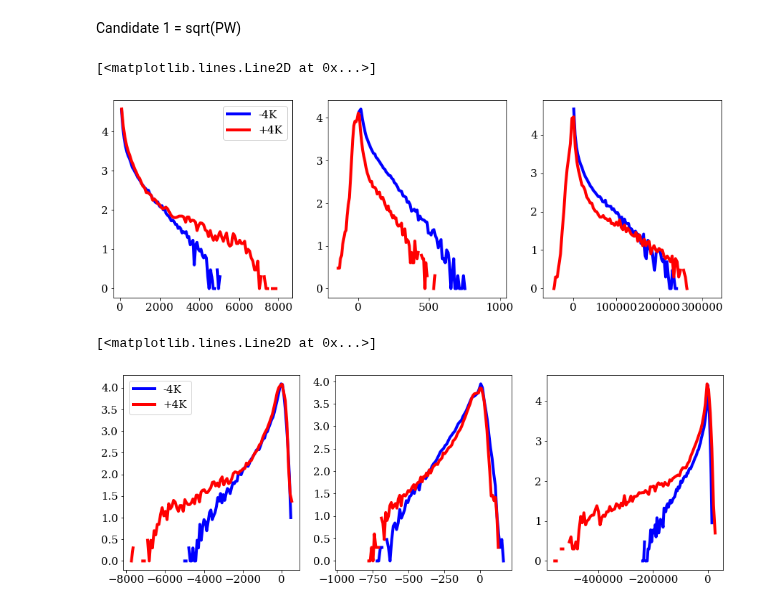
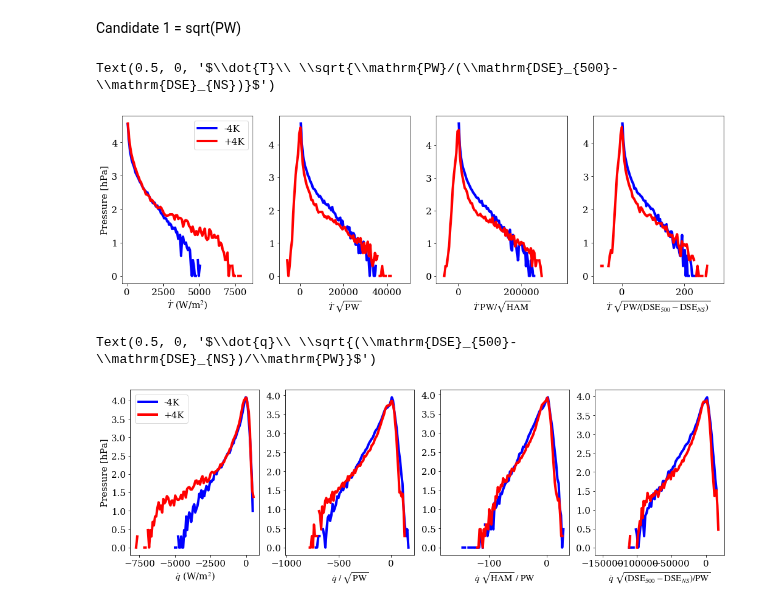
Before and after one commit to wallingTACC/CBRAIN-CAM, a Jupyter notebook: notebooks/tbeucler_devlog/044_Climate_invariant_analysis_output_scaling.ipynb, the cells around one changed output. Drawn from its saved outputs; the diff is of its cells as text; code cells hidden in the pictures.

```diff
--- a/notebooks/tbeucler_devlog/044_Climate_invariant_analysis_output_scaling.ipynb
+++ b/notebooks/tbeucler_devlog/044_Climate_invariant_analysis_output_scaling.ipynb
@@ -1176,8 +1247,8 @@ Candidate 1 = sqrt(PW)
 Hp80m = np.percentile(a=HEATm4K.flatten(),q=80)
 Hp80p = np.percentile(a=HEATp4K.flatten(),q=80)
 # %%
-Hsc1m4K = HEATm4K.flatten()[HEATm4K.flatten()>Hp80m]/(PWm4K.flatten()[HEATm4K.flatten()>Hp80m])**0.5
-Hsc1p4K = HEATm4K.flatten()[HEATp4K.flatten()>Hp80p]/(PWp4K.flatten()[HEATp4K.flatten()>Hp80p])**0.5
+Hsc1m4K = HEATm4K.flatten()[HEATm4K.flatten()>Hp80m]*(PWm4K.flatten()[HEATm4K.flatten()>Hp80m])**0.5
+Hsc1p4K = HEATm4K.flatten()[HEATp4K.flatten()>Hp80p]*(PWp4K.flatten()[HEATp4K.flatten()>Hp80p])**0.5
 
 Msc1m4K = MOISTm4K.flatten()[HEATm4K.flatten()>Hp80m]/(PWm4K.flatten()[HEATm4K.flatten()>Hp80m])**0.5
 Msc1p4K = MOISTp4K.flatten()[HEATp4K.flatten()>Hp80p]/(PWp4K.flatten()[HEATp4K.flatten()>Hp80p])**0.5
@@ -1193,4 +1264,14 @@ Msc2p4K = MOISTp4K.flatten()[HEATp4K.flatten()>Hp80p]*(PWp4K.flatten()[HEATp4K.f
 (NetHAMp4K.flatten()[HEATp4K.flatten()>Hp80p])**0.5
+# %%
+Hsc3m4K = HEATm4K.flatten()[HEATm4K.flatten()>Hp80m]*(PWm4K.flatten()[HEATm4K.flatten()>Hp80m])**0.5/\
+(mtSSm4K.flatten()[HEATm4K.flatten()>Hp80m])**0.5
+Hsc3p4K = HEATm4K.flatten()[HEATp4K.flatten()>Hp80p]*(PWp4K.flatten()[HEATp4K.flatten()>Hp80p])**0.5/\
+(mtSSp4K.flatten()[HEATp4K.flatten()>Hp80p])**0.5
+
+Msc3m4K = MOISTm4K.flatten()[HEATm4K.flatten()>Hp80m]/(PWm4K.flatten()[HEATm4K.flatten()>Hp80m])**0.5*\
+(mtSSm4K.flatten()[HEATm4K.flatten()>Hp80m])**0.5
+Msc3p4K = MOISTp4K.flatten()[HEATp4K.flatten()>Hp80p]/(PWp4K.flatten()[HEATp4K.flatten()>Hp80p])**0.5*\
+(mtSSp4K.flatten()[HEATp4K.flatten()>Hp80p])**0.5
 # %%
 Hnoscm4KH = np.histogram(HEATm4K.flatten()[HEATm4K.flatten()>Hp80m],bins=100)
 Hnoscp4KH = np.histogram(HEATp4K.flatten()[HEATp4K.flatten()>Hp80m],bins=100)
@@ -1206,33 +1287,54 @@ Hsc2m4KH = np.histogram(Hsc2m4K,bins=100)
 Hsc2p4KH = np.histogram(Hsc2p4K,bins=100)
 Msc2m4KH = np.histogram(Msc2m4K,bins=100)
 Msc2p4KH = np.histogram(Msc2p4K,bins=100)
+
+Hsc3m4KH = np.histogram(Hsc3m4K,bins=100)
+Hsc3p4KH = np.histogram(Hsc3p4K,bins=100)
+Msc3m4KH = np.histogram(Msc3m4K,bins=100)
+Msc3p4KH = np.histogram(Msc3p4K,bins=100)
 # %%
-fig,ax = plt.subplots(1,3,figsize=(15,5))
+fig,ax = plt.subplots(1,4,figsize=(17.5,5))
 
 ax[0].plot(edg2bin(Hnoscm4KH[1]),np.log10(Hnoscm4KH[0]),color='b',label='-4K')
 ax[0].plot(edg2bin(Hnoscp4KH[1]),np.log10(Hnoscp4KH[0]),color='r',label='+4K')
 ax[0].legend()
+ax[0].set_ylabel('Pressure [hPa]')
+ax[0].set_xlabel('$\dot{T}$ (W/m$^2$)')
 
 ax[1].plot(edg2bin(Hsc1m4KH[1]),np.log10(Hsc1m4KH[0]),color='b')
 ax[1].plot(edg2bin(Hsc1p4KH[1]),np.log10(Hsc1p4KH[0]),color='r')
+ax[1].set_xlabel('$\dot{T}\ \sqrt{\mathrm{PW}}$')
 
 ax[2].plot(edg2bin(Hsc2m4KH[1]),np.log10(Hsc2m4KH[0]),color='b')
 ax[2].plot(edg2bin(Hsc2p4KH[1]),np.log10(Hsc2p4KH[0]),color='r')
+ax[2].set_xlabel('$\dot{T}\ \mathrm{PW}/\sqrt{\mathrm{HAM}}$')
+
+ax[3].plot(edg2bin(Hsc3m4KH[1]),np.log10(Hsc3m4KH[0]),color='b')
+ax[3].plot(edg2bin(Hsc3p4KH[1]),np.log10(Hsc3p4KH[0]),color='r')
+ax[3].set_xlabel('$\dot{T}\ \sqrt{\mathrm{PW}/(\mathrm{DSE}_{500}-\mathrm{DSE}_{NS})}$')
 # %% [output]
-[<matplotlib.lines.Line2D at 0x...>]
+Text(0.5, 0, '$\\dot{T}\\ \\sqrt{\\mathrm{PW}/(\\mathrm{DSE}_{500}-\\mathrm{DSE}_{NS})}$')
-[figure, old version]
+[figure, new version]
 # %%
-fig,ax = plt.subplots(1,3,figsize=(15,5))
+fig,ax = plt.subplots(1,4,figsize=(17.5,5))
 
 ax[0].plot(edg2bin(Mnoscm4KH[1]),np.log10(Mnoscm4KH[0]),color='b',label='-4K')
 ax[0].plot(edg2bin(Mnoscp4KH[1]),np.log10(Mnoscp4KH[0]),color='r',label='+4K')
 ax[0].legend()
+ax[0].set_ylabel('Pressure [hPa]')
+ax[0].set_xlabel('$\dot{q}$ (W/m$^2$)')
 
 ax[1].plot(edg2bin(Msc1m4KH[1]),np.log10(Msc1m4KH[0]),color='b')
 ax[1].plot(edg2bin(Msc1p4KH[1]),np.log10(Msc1p4KH[0]),color='r')
+ax[1].set_xlabel('$\dot{q}\ /\ \sqrt{\mathrm{PW}}$')
 
 ax[2].plot(edg2bin(Msc2m4KH[1]),np.log10(Msc2m4KH[0]),color='b')
 ax[2].plot(edg2bin(Msc2p4KH[1]),np.log10(Msc2p4KH[0]),color='r')
+ax[2].set_xlabel('$\dot{q}\ \sqrt{\mathrm{HAM}}\ /\ \mathrm{PW}$')
+
+ax[3].plot(edg2bin(Msc3m4KH[1]),np.log10(Msc3m4KH[0]),color='b')
+ax[3].plot(edg2bin(Msc3p4KH[1]),np.log10(Msc3p4KH[0]),color='r')
+ax[3].set_xlabel('$\dot{q}\ \sqrt{(\mathrm{DSE}_{500}-\mathrm{DSE}_{NS})/\mathrm{PW}}$')
 # %% [output]
-[<matplotlib.lines.Line2D at 0x...>]
+Text(0.5, 0, '$\\dot{q}\\ \\sqrt{(\\mathrm{DSE}_{500}-\\mathrm{DSE}_{NS})/\\mathrm{PW}}$')
-[figure, old version]
+[figure, new version]
```
Also changed, not shown: parts of 3 cells of this notebook.
